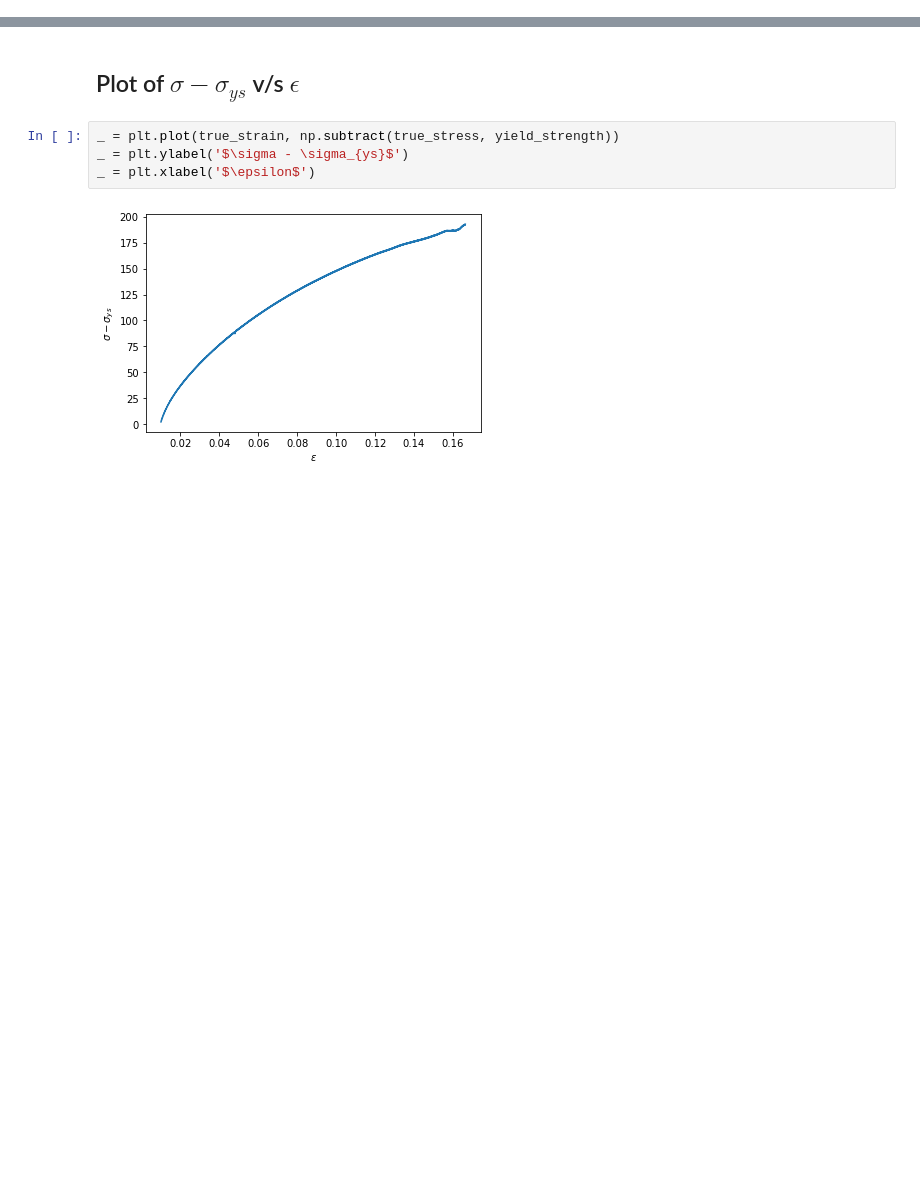
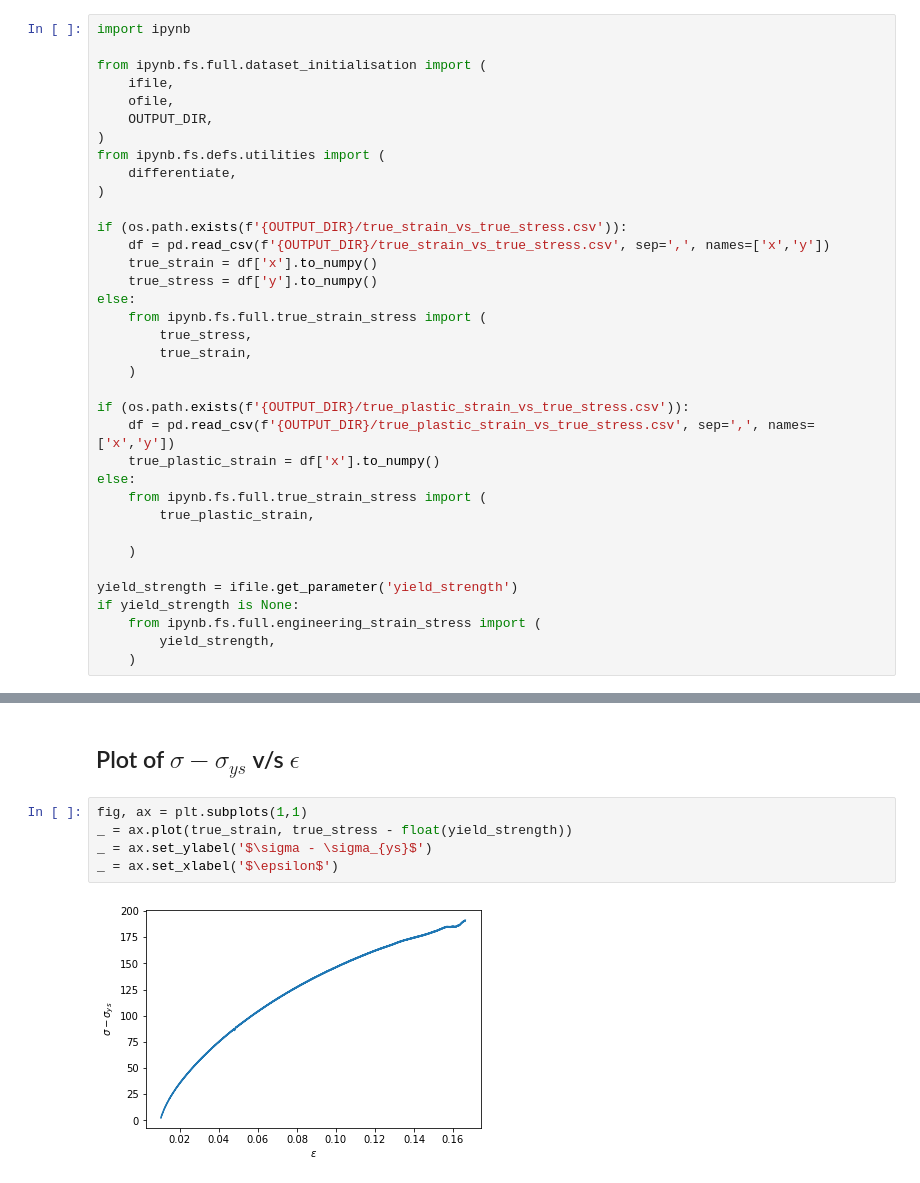
Before and after one commit to algomaster99/meta-btp, a Jupyter notebook: hollomon_curves.ipynb, the cells around one changed output, grey strips where cells are left out. Drawn from its saved outputs; the diff is of its cells as text; blank space fills up the shorter version.

```diff
--- a/hollomon_curves.ipynb
+++ b/hollomon_curves.ipynb
@@ -39,0 +16,36 @@ Ultimate Tensile Strength is 362.20079200000004 MPa at 18.095% elongation.
+# %%
+import ipynb
+
+from ipynb.fs.full.dataset_initialisation import (
+    ifile,
+    ofile,
+    OUTPUT_DIR,
+)
+from ipynb.fs.defs.utilities import (
+    differentiate,
+)
+
+if (os.path.exists(f'{OUTPUT_DIR}/true_strain_vs_true_stress.csv')):
+    df = pd.read_csv(f'{OUTPUT_DIR}/true_strain_vs_true_stress.csv', sep=',', names=['x','y'])
+    true_strain = df['x'].to_numpy()
+    true_stress = df['y'].to_numpy()
+else:
+    from ipynb.fs.full.true_strain_stress import (
+        true_stress,
+        true_strain,
+    )
+
+if (os.path.exists(f'{OUTPUT_DIR}/true_plastic_strain_vs_true_stress.csv')):
+    df = pd.read_csv(f'{OUTPUT_DIR}/true_plastic_strain_vs_true_stress.csv', sep=',', names=['x','y'])
+    true_plastic_strain = df['x'].to_numpy()
+else:
+    from ipynb.fs.full.true_strain_stress import (
+        true_plastic_strain,
+
+    )
+
+yield_strength = ifile.get_parameter('yield_strength')
+if yield_strength is None:
+    from ipynb.fs.full.engineering_strain_stress import (
+        yield_strength,
+    )
@@ -179,8 +213,9 @@ _ = plt.ylabel('$\\frac{d\sigma}{d\epsilon}$')
 # %% [markdown]
 ## Plot of $\sigma - \sigma_{ys}$ v/s $\epsilon$
 # %%
-_ = plt.plot(true_strain, np.subtract(true_stress, yield_strength))
-_ = plt.ylabel('$\sigma - \sigma_{ys}$')
-_ = plt.xlabel('$\epsilon$')
+fig, ax = plt.subplots(1,1)
+_ = ax.plot(true_strain, true_stress - float(yield_strength))
+_ = ax.set_ylabel('$\sigma - \sigma_{ys}$')
+_ = ax.set_xlabel('$\epsilon$')
 # %% [output]
-[figure, old version]
+[figure, new version]
```
Also changed, not shown: parts of 10 cells of this notebook, 2 other files.
